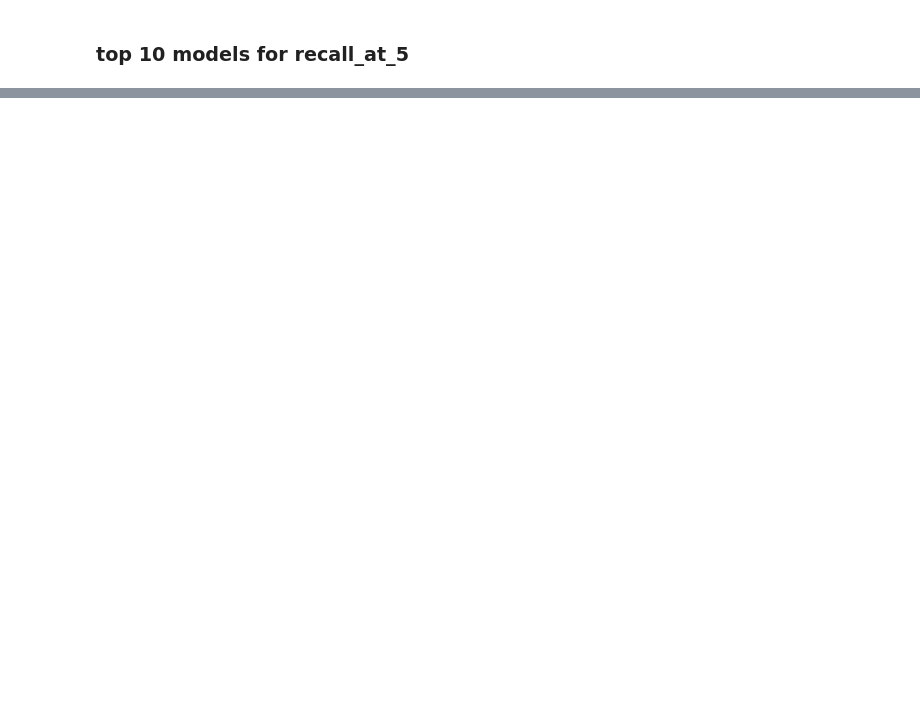
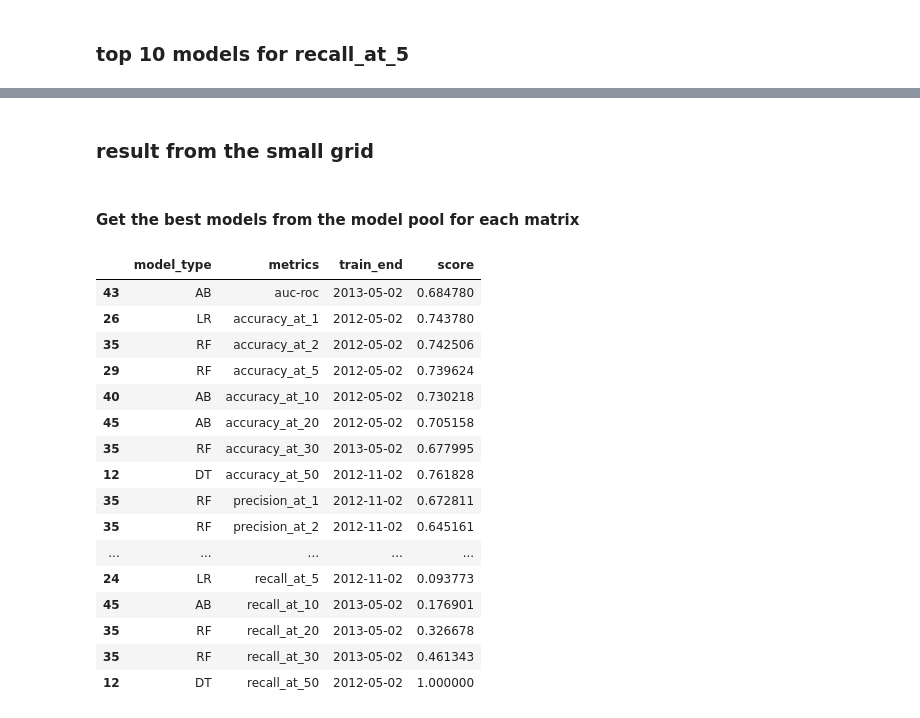
Before and after one commit to pengwei715/Machine-Learning-Projects, a Jupyter notebook: hw5_2/results_analysis.ipynb, the cells around one changed output, grey strips where cells are left out. Drawn from its saved outputs; the diff is of its cells as text; code cells hidden in the pictures; blank space fills up the shorter version.

Commit message:
modify the analysis based on the new results

```diff
--- a/hw5_2/results_analysis.ipynb
+++ b/hw5_2/results_analysis.ipynb
@@ -123,0 +114,45 @@ res_dic['recall_at_5']
+# %% [markdown]
+### result from the small grid
+# %%
+df1 = pd.read_csv('./results/05-30-2019-02:31:45.csv')
+df2 = pd.read_csv('./results/05-30-2019-03:00:58.csv')
+df3 = pd.read_csv('./results/05-30-2019-03:15:56.csv')
+res = [df1, df2, df3]
+res_df = pd.concat(res)
+# %%
+lst = ['auc-roc','accuracy_at_1', 'accuracy_at_2', 'accuracy_at_5',
+       'accuracy_at_10', 'accuracy_at_20', 'accuracy_at_30', 'accuracy_at_50',
+       'precision_at_1', 'precision_at_2', 'precision_at_5', 'precision_at_10',
+       'precision_at_20', 'precision_at_30', 'precision_at_50', 'recall_at_1',
+       'recall_at_2', 'recall_at_5', 'recall_at_10', 'recall_at_20',
+       'recall_at_30', 'recall_at_50']
+res_lst =[]
+for item in lst:
+    temp = res_df.sort_values(by = item,ascending = False).head(1)[['model_type','parameters','clf','train_start','train_end',item]]
+    temp['metrics']  = item
+    temp.rename(columns = {item:'score'},inplace =True)
+    temp_1 = temp[['model_type','metrics', 'train_end','score']]
+    res_lst.append(temp_1)
+best_models = pd.concat(res_lst)
+# %% [markdown]
+#### Get the best models from the model pool for each matrix
+# %%
+best_models
+# %% [output]
+|  | model_type | metrics | train_end | score |
+| 43 | AB | auc-roc | 2013-05-02 | 0.684780 |
+| 26 | LR | accuracy_at_1 | 2012-05-02 | 0.743780 |
+| 35 | RF | accuracy_at_2 | 2012-05-02 | 0.742506 |
+| 29 | RF | accuracy_at_5 | 2012-05-02 | 0.739624 |
+| 40 | AB | accuracy_at_10 | 2012-05-02 | 0.730218 |
+| 45 | AB | accuracy_at_20 | 2012-05-02 | 0.705158 |
+| 35 | RF | accuracy_at_30 | 2013-05-02 | 0.677995 |
+| 12 | DT | accuracy_at_50 | 2012-11-02 | 0.761828 |
+| 35 | RF | precision_at_1 | 2012-11-02 | 0.672811 |
+| 35 | RF | precision_at_2 | 2012-11-02 | 0.645161 |
+| ... | ... | ... | ... | ... |
+| 24 | LR | recall_at_5 | 2012-11-02 | 0.093773 |
+| 45 | AB | recall_at_10 | 2013-05-02 | 0.176901 |
+| 35 | RF | recall_at_20 | 2013-05-02 | 0.326678 |
+| 35 | RF | recall_at_30 | 2013-05-02 | 0.461343 |
+| 12 | DT | recall_at_50 | 2012-05-02 | 1.000000 |
```
Also changed, not shown: parts of 24 cells of this notebook.
